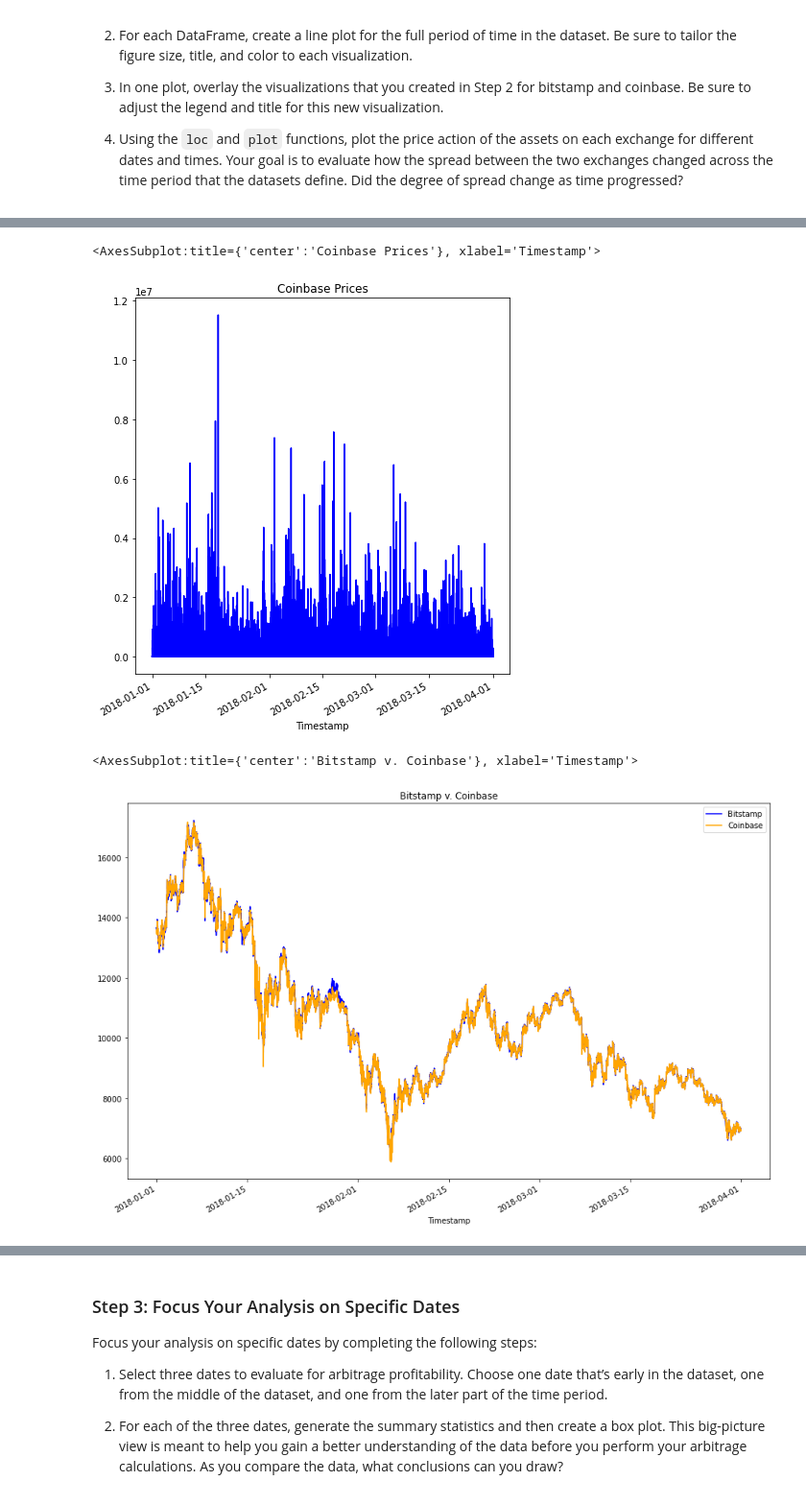
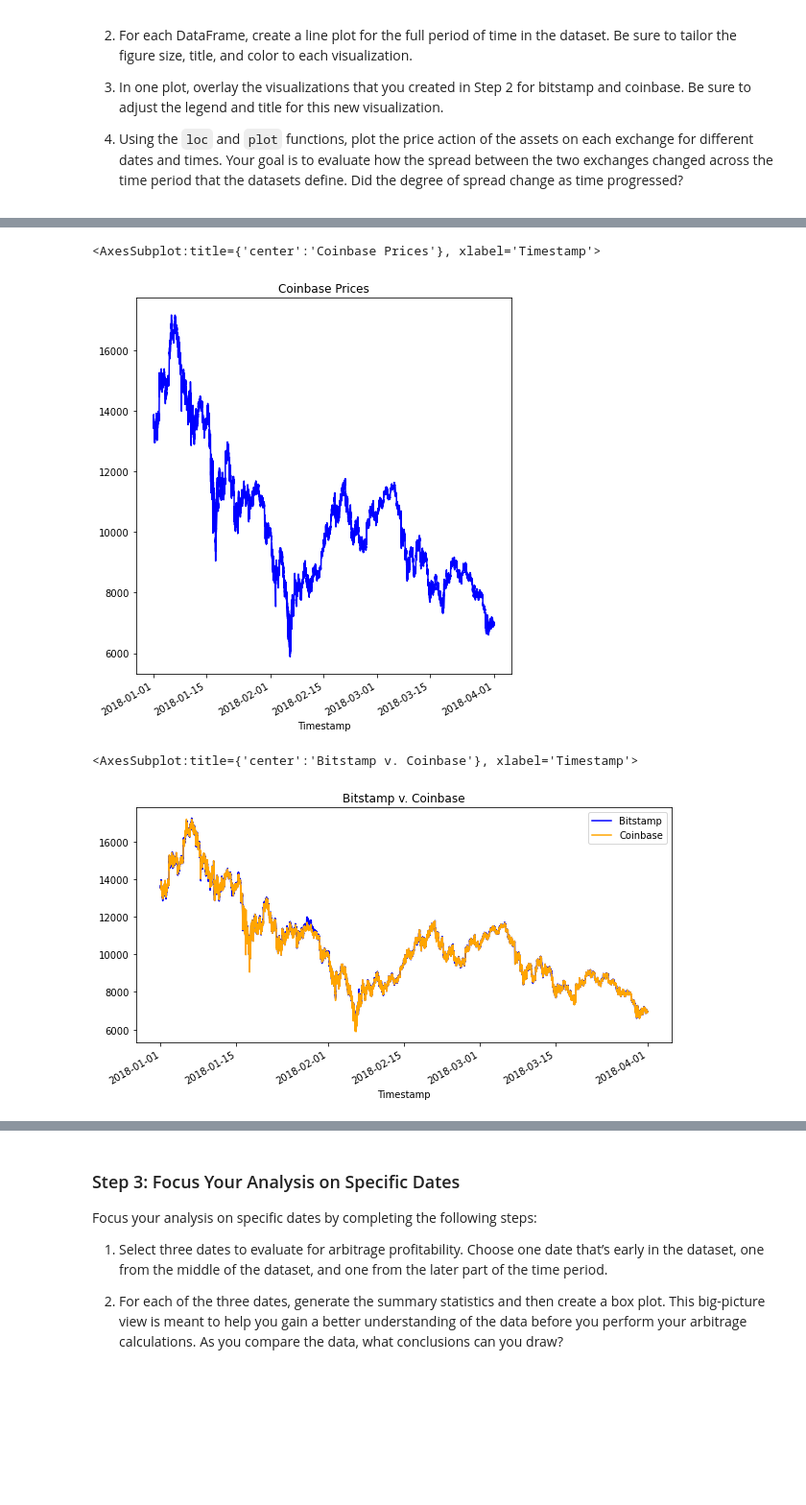
Before and after one commit to LeoHarada/Challenge_3, a Jupyter notebook: Starter_Code/crypto_arbitrage.ipynb, the cells around one changed output, grey strips where cells are left out. Shown: that part at 96% size. Saved outputs shown, nothing was run; the diff lists cells and outputs as text; code cells hidden in the pictures; blank space fills up the shorter version.

Commit message:
Completed Plotting portion.

```diff
--- a/Starter_Code/crypto_arbitrage.ipynb
+++ b/Starter_Code/crypto_arbitrage.ipynb
@@ -351,18 +351,19 @@ bitstamp.plot(legend=False, figsize=(7,8), title="Bitstamp Prices", color='blue'
 # %%
 # Create a line plot for the coinbase DataFrame for the full length of time in the dataset
 # Be sure that the figure size, title, and color are tailored to each visualization
-coinbase.plot(kind='line',legend=False, figsize=(7,8), title="Coinbase Prices", color='blue', label="Timestamp")
+coinbase['Close'].plot(legend=False, figsize=(7,8), title="Coinbase Prices", color='blue')
 # %% [output]
 <AxesSubplot:title={'center':'Coinbase Prices'}, xlabel='Timestamp'>
-[figure, old version]
+[figure, new version]
 # %%
 # Overlay the visualizations for the bitstamp and coinbase DataFrames in one plot
 # The plot should visualize the prices over the full lenth of the dataset
 # Be sure to include the parameters: legend, figure size, title, and color and label
-# YOUR CODE HERE
+bitstamp['Close'].plot(legend=True, figsize=(10,5), title="Bitstamp v. Coinbase", color='blue', label="Bitstamp")
+coinbase['Close'].plot(legend=True, figsize=(10,5), color='orange', label="Coinbase")
 # %% [output]
 <AxesSubplot:title={'center':'Bitstamp v. Coinbase'}, xlabel='Timestamp'>
-[figure, old version]
+[figure, new version]
 # %%
 # Using the loc and plot functions, create an overlay plot that visualizes
 # the price action of both DataFrames for a one month period early in the dataset
```
Also changed, not shown: parts of 16 cells of this notebook.
